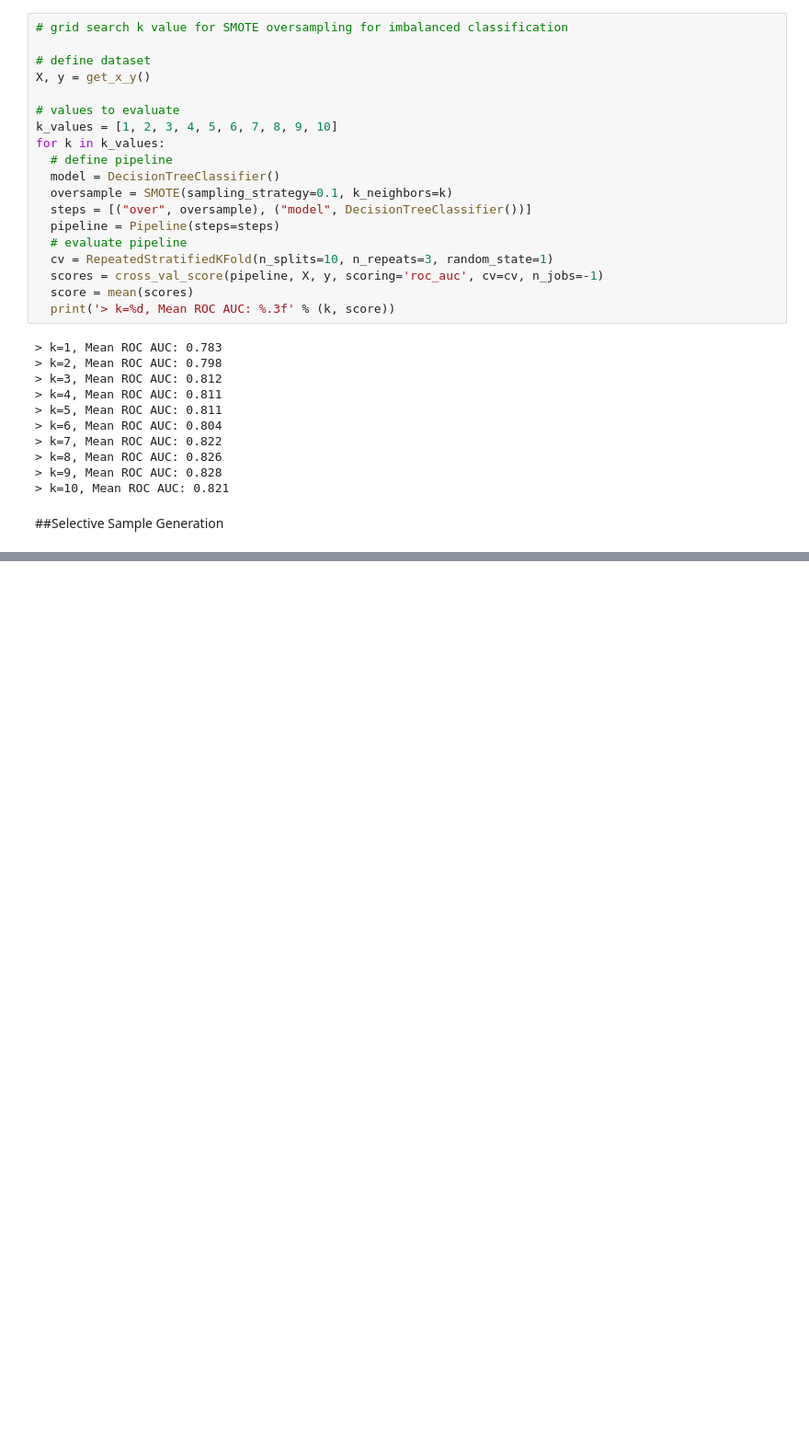
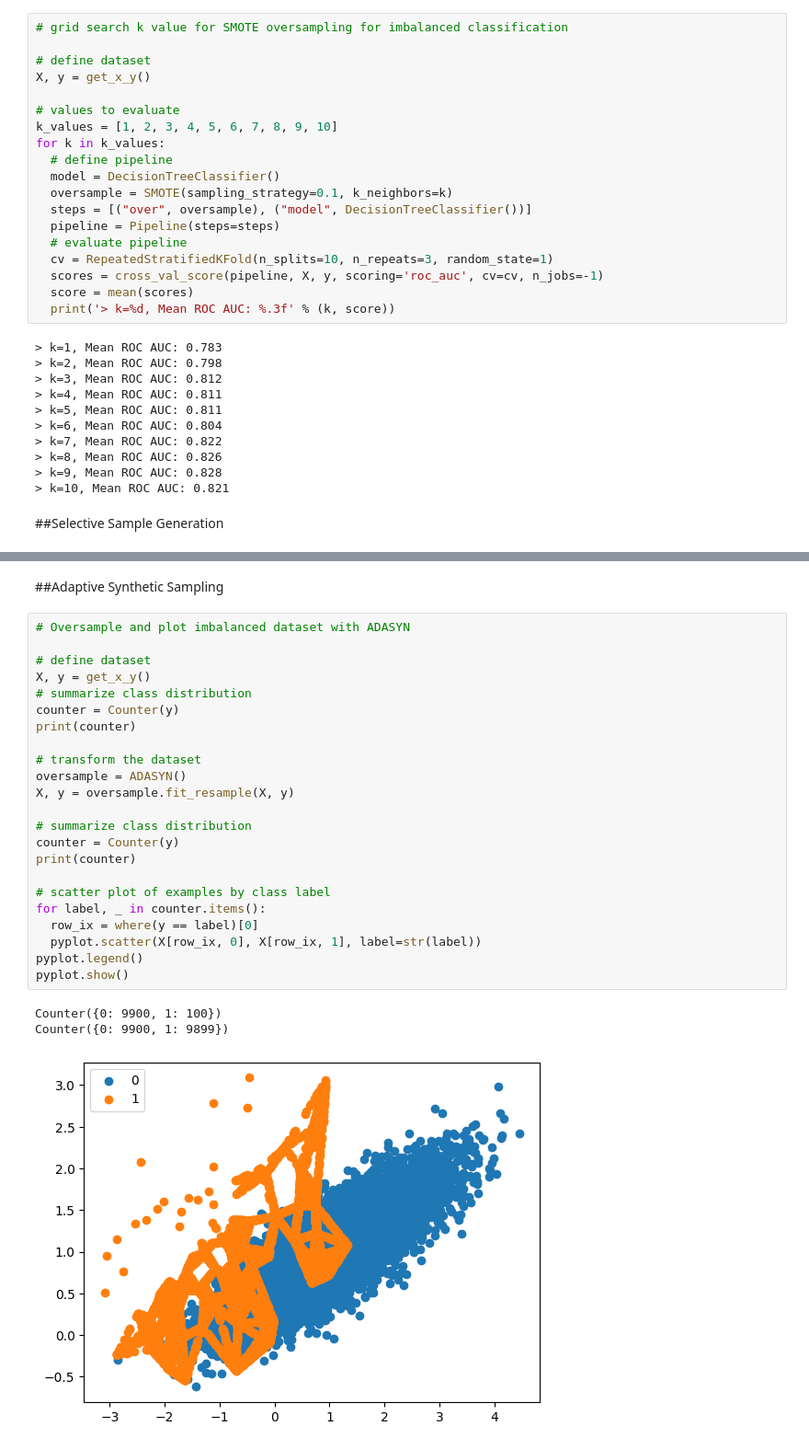
Before and after one commit to rahiakela/machine-learning-research-and-practice, a Jupyter notebook: imbalanced-dataset/01-data-sampling/02_oversampling_methods.ipynb, the cells around one changed output, grey strips where cells are left out. Shown: that part at 92% size. Saved outputs shown, nothing was run; the diff lists cells and outputs as text; blank space fills up the shorter version.

```diff
--- a/imbalanced-dataset/01-data-sampling/02_oversampling_methods.ipynb
+++ b/imbalanced-dataset/01-data-sampling/02_oversampling_methods.ipynb
@@ -130,0 +190,29 @@ for k in k_values:
+# %% [markdown]
+##Adaptive Synthetic Sampling
+# %%
+# Oversample and plot imbalanced dataset with ADASYN
+
+# define dataset
+X, y = get_x_y()
+# summarize class distribution
+counter = Counter(y)
+print(counter)
+
+# transform the dataset
+oversample = ADASYN()
+X, y = oversample.fit_resample(X, y)
+
+# summarize class distribution
+counter = Counter(y)
+print(counter)
+
+# scatter plot of examples by class label
+for label, _ in counter.items():
+  row_ix = where(y == label)[0]
+  pyplot.scatter(X[row_ix, 0], X[row_ix, 1], label=str(label))
+pyplot.legend()
+pyplot.show()
+# %% [output]
+Counter({0: 9900, 1: 100})
+Counter({0: 9900, 1: 9899})
+[figure, added]
```
Also changed, not shown: parts of 4 cells of this notebook.
